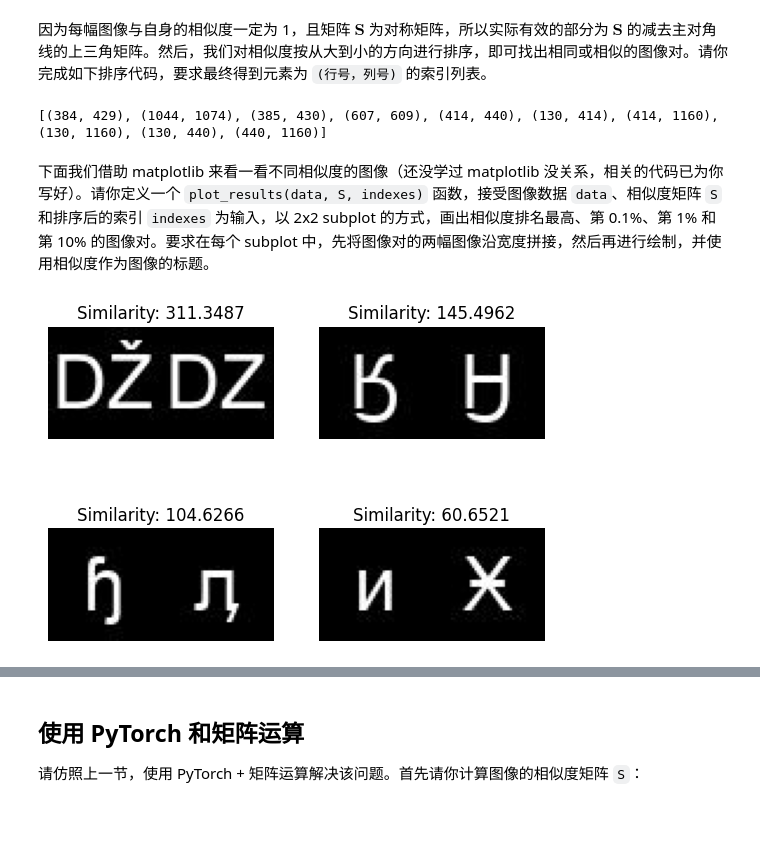
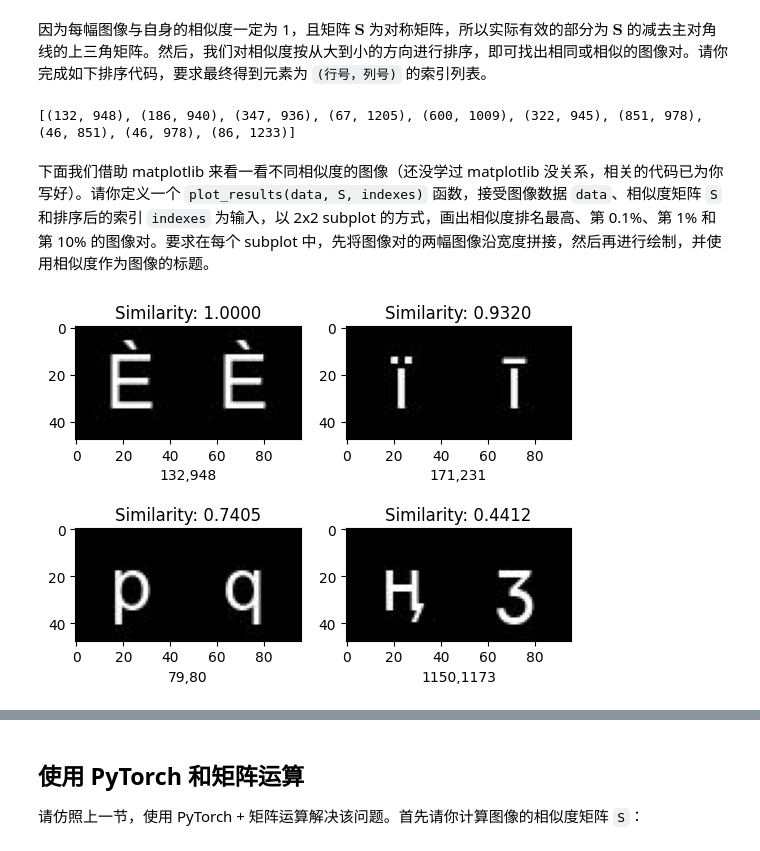
Before and after one commit to Lucas-Song-zero/Python_TsinghuaEE_FirstYearWinterVAC_lessons, a Jupyter notebook: project1.ipynb, the cells around one changed output, grey strips where cells are left out. Saved outputs shown, nothing was run; the diff lists cells and outputs as text; code cells hidden in the pictures; blank space fills up the shorter version.

```diff
--- a/project1.ipynb
+++ b/project1.ipynb
@@ -103,9 +106,9 @@ $$
 # >>> TODO
 Y = np.array([np.ravel(data[i][1].astype(np.float32)/255) for i in range(len(data))])
 W = Y @ Y.T
-temp_N = np.array([np.linalg.norm(img) for img in Y])
-N = temp_N @ temp_N.T
-S = W   #其实是否除N没有特别大的意义，因为已经把每个图片各分量归一化了，个人感觉除N之后反而可能会导致比较精度下降
+N = np.array([[np.linalg.norm(Y[i])] for i in range(len(Y))])
+N = N @ N.T  #获得一个矩阵
+S = W/N  #逐元素相除
 # <<< TODO
 print(len(W))
 # %% [output]
@@ -119,29 +122,30 @@ indexes = [(indexes_[0][i],indexes_[1][i]) for i in range(len(indexes_[0]))]  #
 print(indexes[0:10])
 # <<< TODO
 # %% [output]
-[(384, 429), (1044, 1074), (385, 430), (607, 609), (414, 440), (130, 414), (414, 1160), (130, 1160), (130, 440), (440, 1160)]
+[(132, 948), (186, 940), (347, 936), (67, 1205), (600, 1009), (322, 945), (851, 978), (46, 851), (46, 978), (86, 1233)]
 # %% [markdown]
 下面我们借助 matplotlib 来看一看不同相似度的图像（还没学过 matplotlib 没关系，相关的代码已为你写好）。请你定义一个 `plot_results(data, S, indexes)` 函数，接受图像数据 `data`、相似度矩阵 `S` 和排序后的索引 `indexes` 为输入，以 2x2 subplot 的方式，画出相似度排名最高、第 0.1%、第 1% 和第 10% 的图像对。要求在每个 subplot 中，先将图像对的两幅图像沿宽度拼接，然后再进行绘制，并使用相似度作为图像的标题。
 # %%
 def plot_results(data, S, indexes):
     plot_indexes = [0, int((len(indexes) - 1) * 1e-3),
                     int((len(indexes) - 1) * 1e-2), int((len(indexes) - 1) * 1e-1)]  #后面将要显示的四张图片的索引组成的list
     fig, axs = plt.subplots(2, 2) #创建一个有4个子图的画布
     for r in range(2):
         for c in range(2):
             # >>> TODO
             img_pair_x,img_pair_y = indexes[plot_indexes[r*2+c]]  #取出要显示的图片的索引（首先得到一个二元组，然后两个元素分别赋值给img_pair_x和..._y）
             # 这里的索引是两张图片在data中的索引位置
             similarity = S[img_pair_x,img_pair_y]  #S储存了两张图片的相似度
             img = np.concatenate((data[img_pair_x][1],data[img_pair_y][1]),axis=1)  #axis=1表示将两张图片横向拼接
             # <<< TODO
             axs[r, c].imshow(img, cmap='gray')  #显示图片，cmap='gray'表示显示灰度图
             axs[r, c].set_title(f'Similarity: {similarity:.4f}') #设置标题
-            axs[r, c].axis('off') #不显示坐标轴
+            axs[r, c].set_xlabel(f"{img_pair_x},{img_pair_y}")  #设置x轴的标题
+            axs[r, c].axis('on')
 
 plot_results(data, S, indexes)
 # %% [output]
-[figure, old version]
+[figure, new version]
 # %%
 # 根据指定的相似度排名显示图片
 def plot_simi_search(data,S,indexes,place):
```
Also changed, not shown: parts of 10 cells of this notebook, 8 other files.
